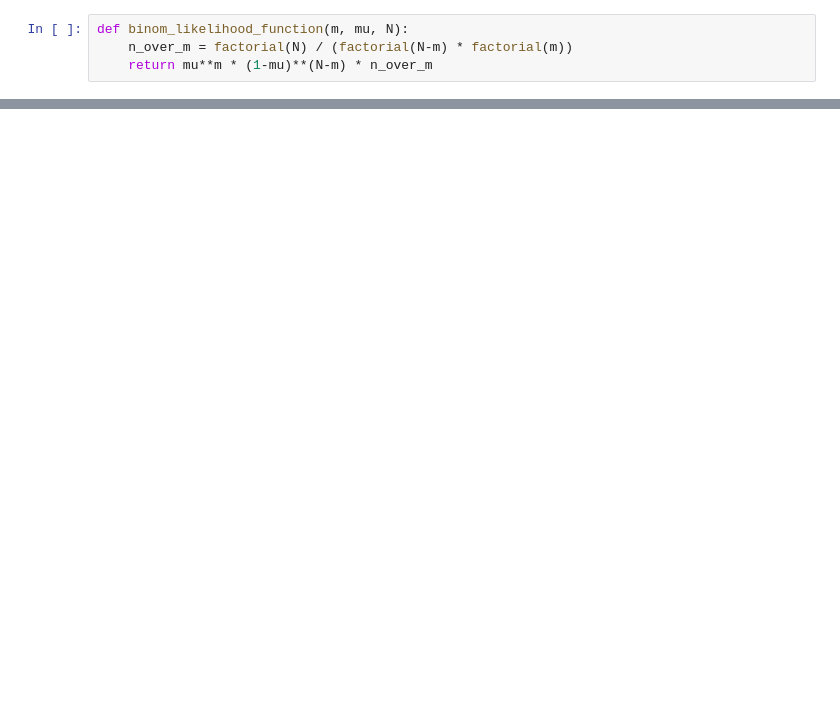
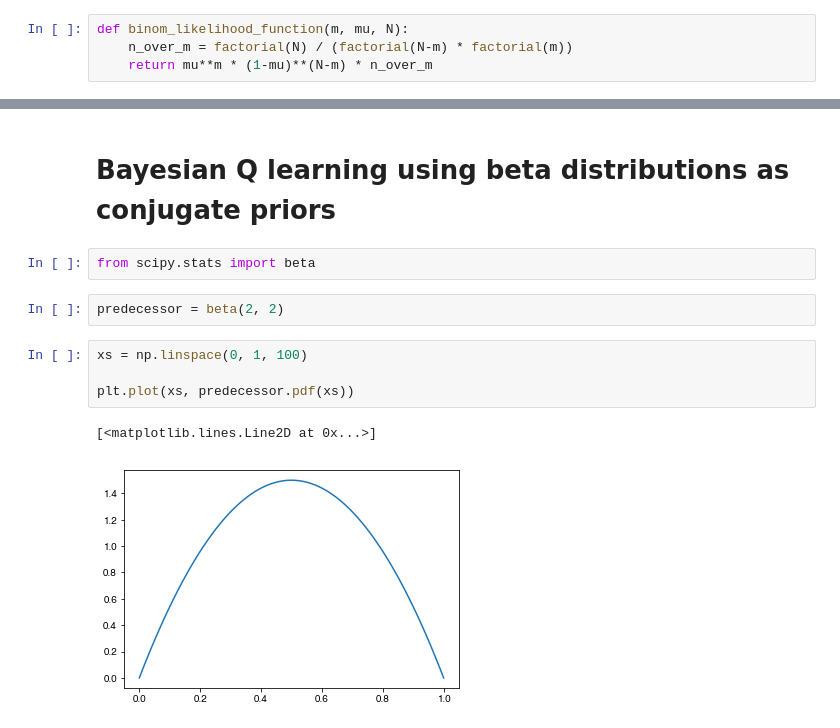
Before and after one commit to jessegeerts/bayesian-rl, a Jupyter notebook: Distributions.ipynb, the cells around one changed output, grey strips where cells are left out. Cells and saved outputs as stored; diff of their text form; blank space fills up the shorter version.

```diff
--- a/Distributions.ipynb
+++ b/Distributions.ipynb
@@ -59,0 +68,13 @@ plt.title('Posterior')
+# %% [markdown]
+# Bayesian Q learning using beta distributions as conjugate priors
+# %%
+from scipy.stats import beta
+# %%
+predecessor = beta(2, 2)
+# %%
+xs = np.linspace(0, 1, 100)
+
+plt.plot(xs, predecessor.pdf(xs))
+# %% [output]
+[<matplotlib.lines.Line2D at 0x...>]
+[figure, added]
```
Also changed, not shown: parts of 13 cells of this notebook, 4 other files.
